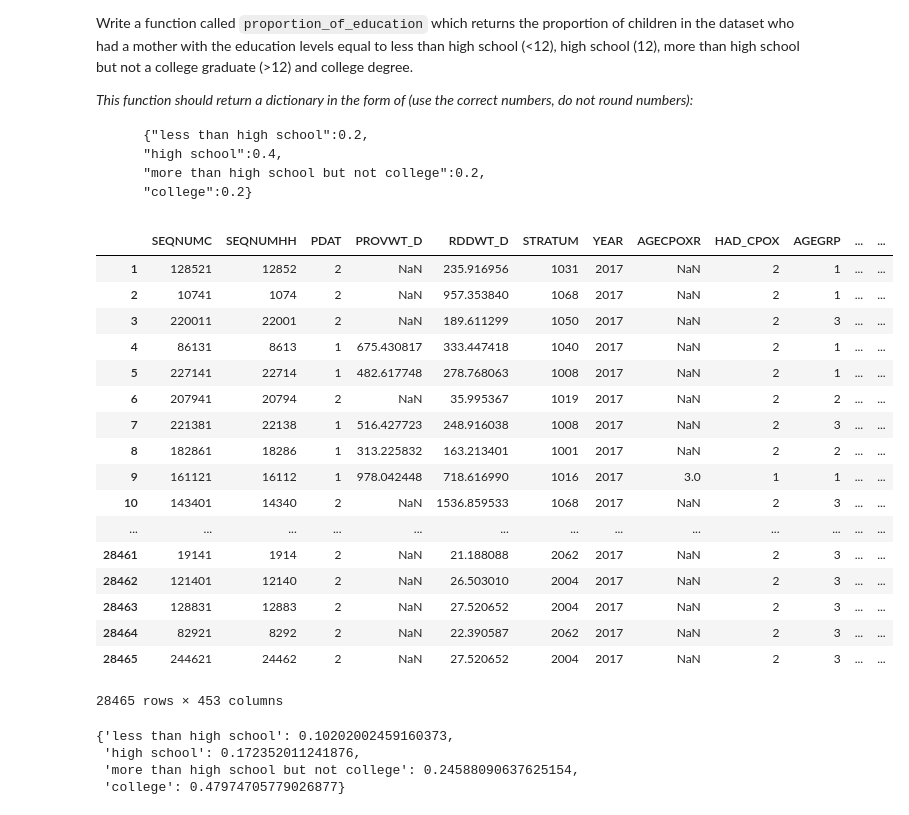
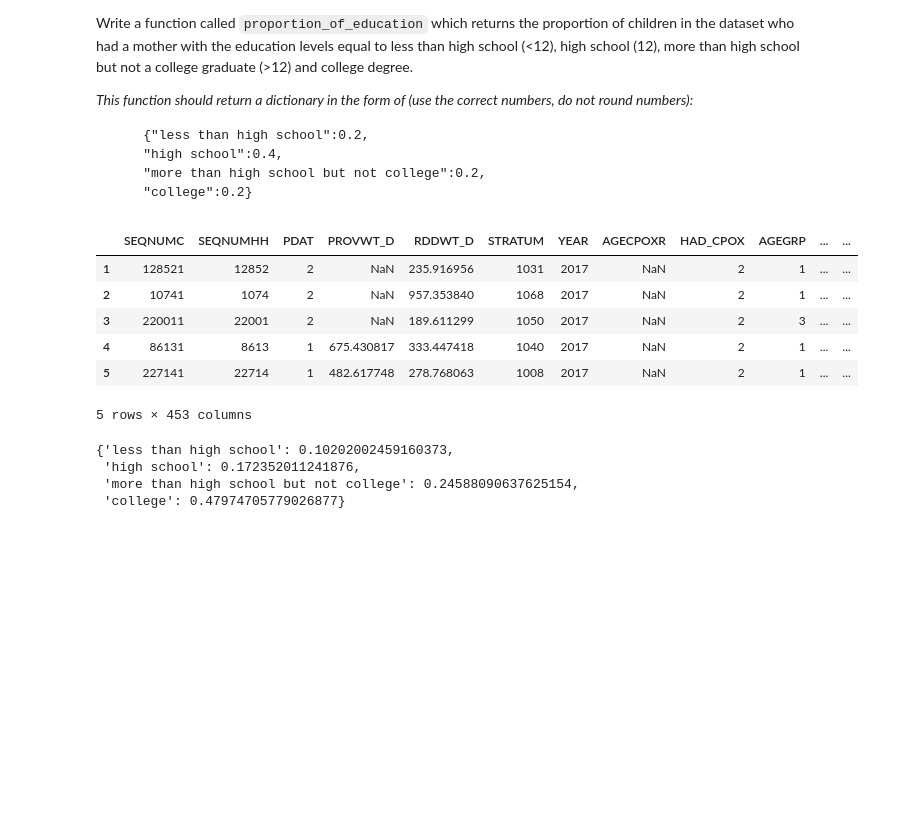
Before and after one commit to eldor-fozilov/applied-data-science-with-python, a Jupyter notebook: Introduction to Data Science with Python/assignments/assignment2/assignment2.ipynb, the cells around one changed output. Drawn from its saved outputs; the diff is of its cells as text; code cells hidden in the pictures; blank space fills up the shorter version.

```diff
--- a/Introduction to Data Science with Python/assignments/assignment2/assignment2.ipynb
+++ b/Introduction to Data Science with Python/assignments/assignment2/assignment2.ipynb
@@ -17,26 +17,15 @@ import pandas as pd
 import numpy as np
 df = pd.read_csv('assets/NISPUF17.csv', index_col= 0)
 # %%
-df
+df.head()
 # %% [output]
 |  | SEQNUMC | SEQNUMHH | PDAT | PROVWT_D | RDDWT_D | STRATUM | YEAR | AGECPOXR | HAD_CPOX | AGEGRP | ... | ... |
 | 1 | 128521 | 12852 | 2 | NaN | 235.916956 | 1031 | 2017 | NaN | 2 | 1 | ... | ... |
 | 2 | 10741 | 1074 | 2 | NaN | 957.353840 | 1068 | 2017 | NaN | 2 | 1 | ... | ... |
 | 3 | 220011 | 22001 | 2 | NaN | 189.611299 | 1050 | 2017 | NaN | 2 | 3 | ... | ... |
 | 4 | 86131 | 8613 | 1 | 675.430817 | 333.447418 | 1040 | 2017 | NaN | 2 | 1 | ... | ... |
 | 5 | 227141 | 22714 | 1 | 482.617748 | 278.768063 | 1008 | 2017 | NaN | 2 | 1 | ... | ... |
-| 6 | 207941 | 20794 | 2 | NaN | 35.995367 | 1019 | 2017 | NaN | 2 | 2 | ... | ... |
-| 7 | 221381 | 22138 | 1 | 516.427723 | 248.916038 | 1008 | 2017 | NaN | 2 | 3 | ... | ... |
-| 8 | 182861 | 18286 | 1 | 313.225832 | 163.213401 | 1001 | 2017 | NaN | 2 | 2 | ... | ... |
-| 9 | 161121 | 16112 | 1 | 978.042448 | 718.616990 | 1016 | 2017 | 3.0 | 1 | 1 | ... | ... |
-| 10 | 143401 | 14340 | 2 | NaN | 1536.859533 | 1068 | 2017 | NaN | 2 | 3 | ... | ... |
-| ... | ... | ... | ... | ... | ... | ... | ... | ... | ... | ... | ... | ... |
-| 28461 | 19141 | 1914 | 2 | NaN | 21.188088 | 2062 | 2017 | NaN | 2 | 3 | ... | ... |
-| 28462 | 121401 | 12140 | 2 | NaN | 26.503010 | 2004 | 2017 | NaN | 2 | 3 | ... | ... |
-| 28463 | 128831 | 12883 | 2 | NaN | 27.520652 | 2004 | 2017 | NaN | 2 | 3 | ... | ... |
-| 28464 | 82921 | 8292 | 2 | NaN | 22.390587 | 2062 | 2017 | NaN | 2 | 3 | ... | ... |
-| 28465 | 244621 | 24462 | 2 | NaN | 27.520652 | 2004 | 2017 | NaN | 2 | 3 | ... | ... |
-28465 rows × 453 columns
+5 rows × 453 columns
 # %%
 def proportion_of_education():
     # YOUR CODE HERE
```
Also changed, not shown: 2 other files.
